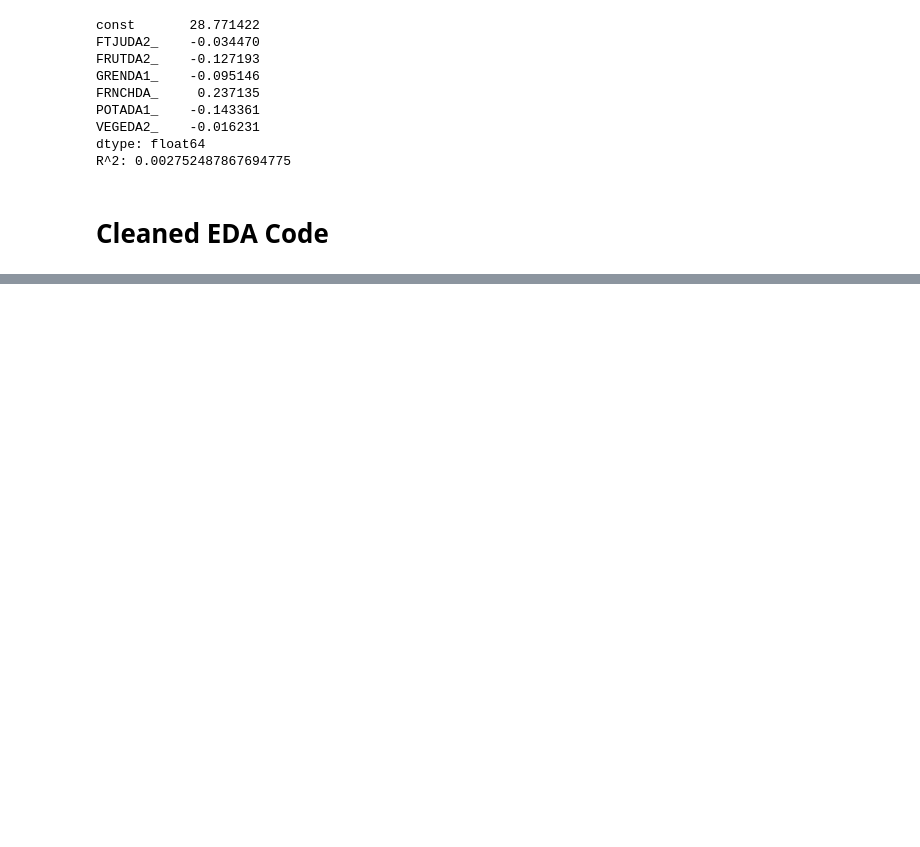
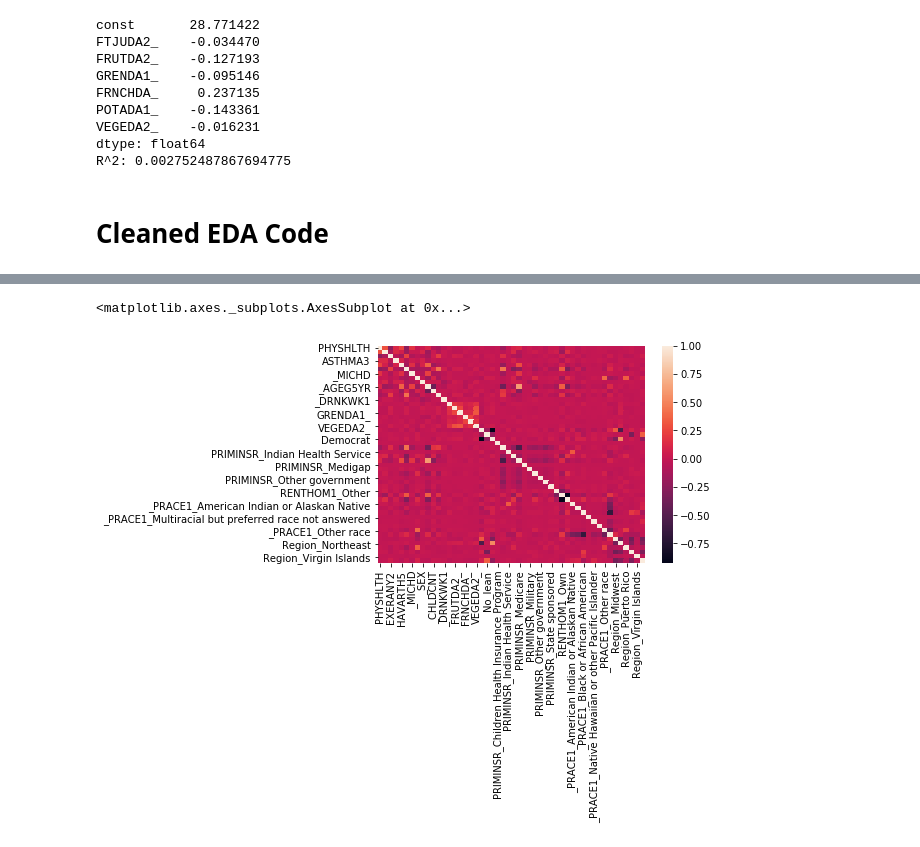
Before and after one commit to laurenc8/ds4a-obesity, a Jupyter notebook: Lauren_EDA.ipynb, the cells around one changed output, grey strips where cells are left out. Cells and saved outputs as stored; diff of their text form; code cells hidden in the pictures; blank space fills up the shorter version.

```diff
--- a/Lauren_EDA.ipynb
+++ b/Lauren_EDA.ipynb
@@ -240,0 +269,10 @@ R^2: 0.005590213373117936
+# %%
+df = pd.read_csv('clean_llcp2021.csv')
+# %%
+# Drop misc. values
+df = df[(df['EXERANY2'] != 'BLANK')
+      & (df['ASTHMA3'] != 'Not Sure') & (df['ASTHMA3'] != 'Refused')
+      & (df['HAVARTH5'] != 'Not Sure') & (df['HAVARTH5'] != 'Refused')
+      & (df['RENTHOM1'] != 'BLANK')
+      & (df['_MICHD'] != 'BLANK')
+      & (df['PRIMINSR'] != 'BLANK')]
@@ -240,0 +323,11 @@ R^2: 0.005590213373117936
+# %%
+# x.to_csv('encoded_llcp2021.csv')
+# df = pd.read_csv('encoded_llcp2021.csv')
+# x = df.drop(columns=['Unnamed: 0', '_BMI5CAT', 'Division', '_BMI5'])
+x = x.drop(columns=['_BMI5CAT', 'Division', '_BMI5'])
+# %%
+[(x.columns[i], x.columns[j]) for i,j in zip(*np.where(np.abs(x.corr().values) > 0.5)) if i<j]
+sns.heatmap(x.corr())
+# %% [output]
+<matplotlib.axes._subplots.AxesSubplot at 0x...>
+[figure, added]
```
Also changed, not shown: parts of 19 cells of this notebook.
